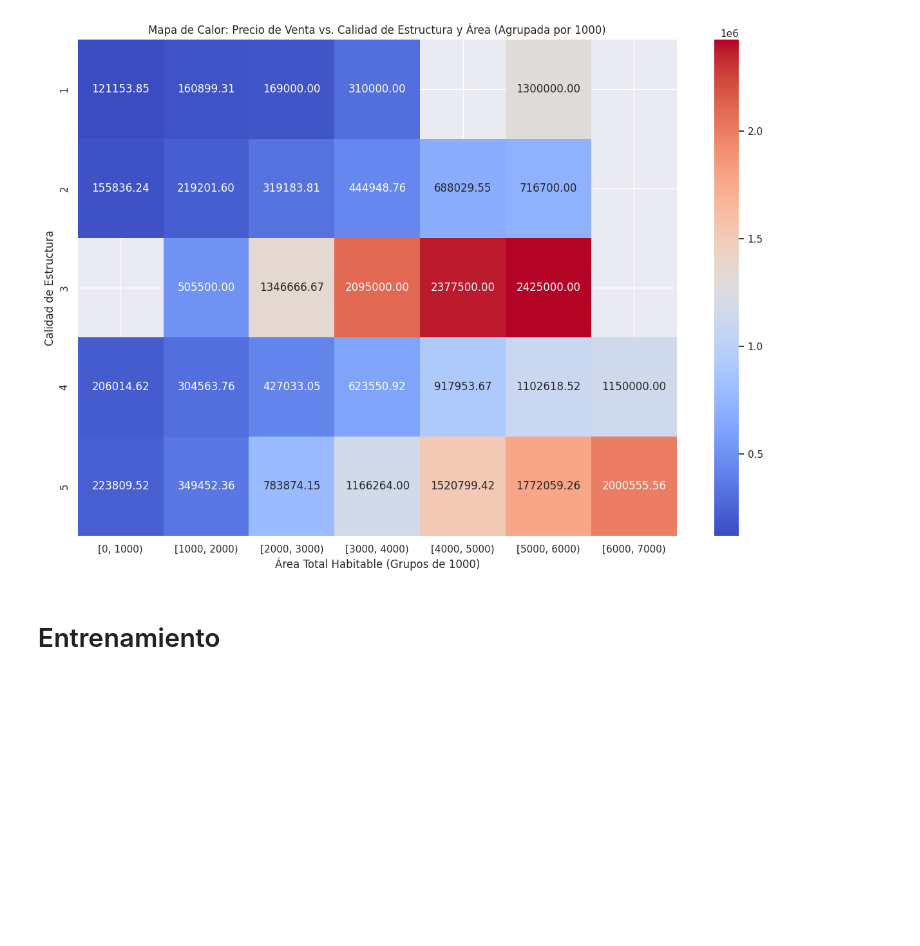
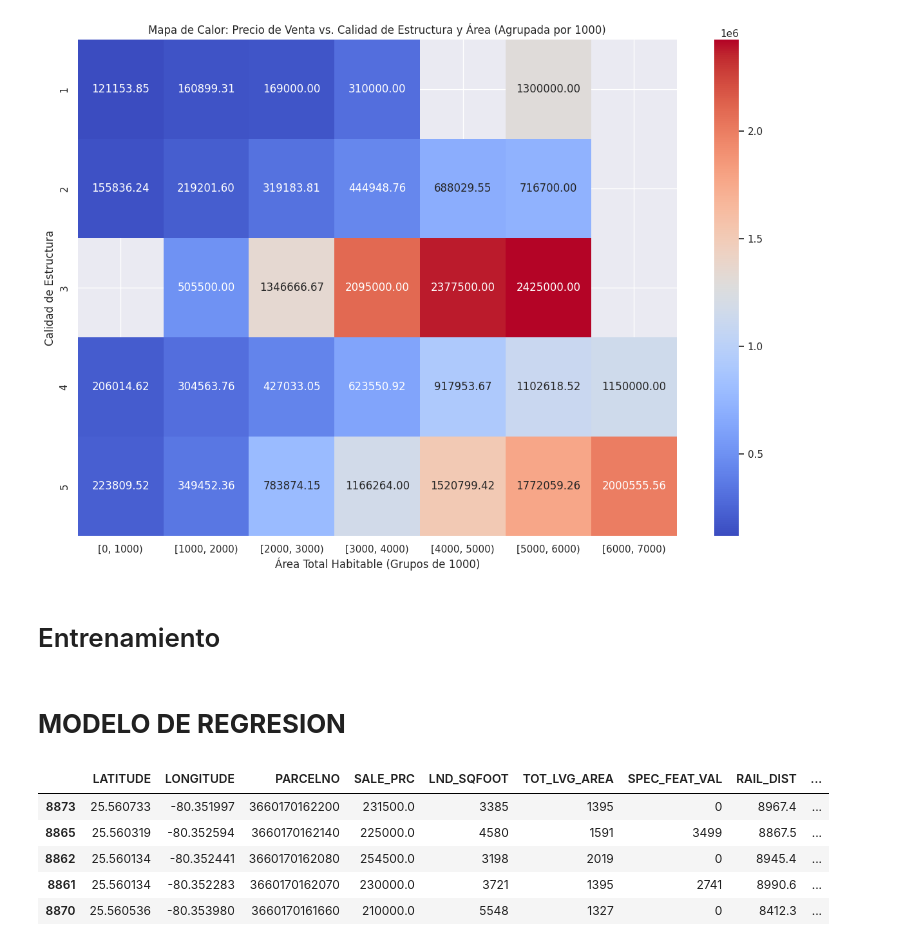
Before and after one commit to ileanacoletta/PF_Ileana_Coletta, a Jupyter notebook: PF_2_00.ipynb, the cells around one changed output. Drawn from its saved outputs; the diff is of its cells as text; code cells hidden in the pictures; blank space fills up the shorter version.

Commit message:
Modelo de regresion

```diff
--- a/PF_2_00.ipynb
+++ b/PF_2_00.ipynb
@@ -904,4 +904,6 @@ Posibles motivos:
 [figure]
 # %% [markdown]
 # Entrenamiento
+# %% [markdown]
+# **MODELO DE REGRESION**
 # %%
@@ -910,3 +911,12 @@ from sklearn.model_selection import train_test_split
 from sklearn.preprocessing import LabelEncoder
 from sklearn.ensemble import RandomForestRegressor
 from sklearn.metrics import mean_squared_error, r2_score, mean_absolute_error
+# %%
+df.head()
+# %% [output]
+|  | LATITUDE | LONGITUDE | PARCELNO | SALE_PRC | LND_SQFOOT | TOT_LVG_AREA | SPEC_FEAT_VAL | RAIL_DIST | ... |
+| 8873 | 25.560733 | -80.351997 | 3660170162200 | 231500.0 | 3385 | 1395 | 0 | 8967.4 | ... |
+| 8865 | 25.560319 | -80.352594 | 3660170162140 | 225000.0 | 4580 | 1591 | 3499 | 8867.5 | ... |
+| 8862 | 25.560134 | -80.352441 | 3660170162080 | 254500.0 | 3198 | 2019 | 0 | 8945.4 | ... |
+| 8861 | 25.560134 | -80.352283 | 3660170162070 | 230000.0 | 3721 | 1395 | 2741 | 8990.6 | ... |
+| 8870 | 25.560536 | -80.353980 | 3660170161660 | 210000.0 | 5548 | 1327 | 0 | 8412.3 | ... |
```
Also changed, not shown: parts of 18 cells of this notebook.
